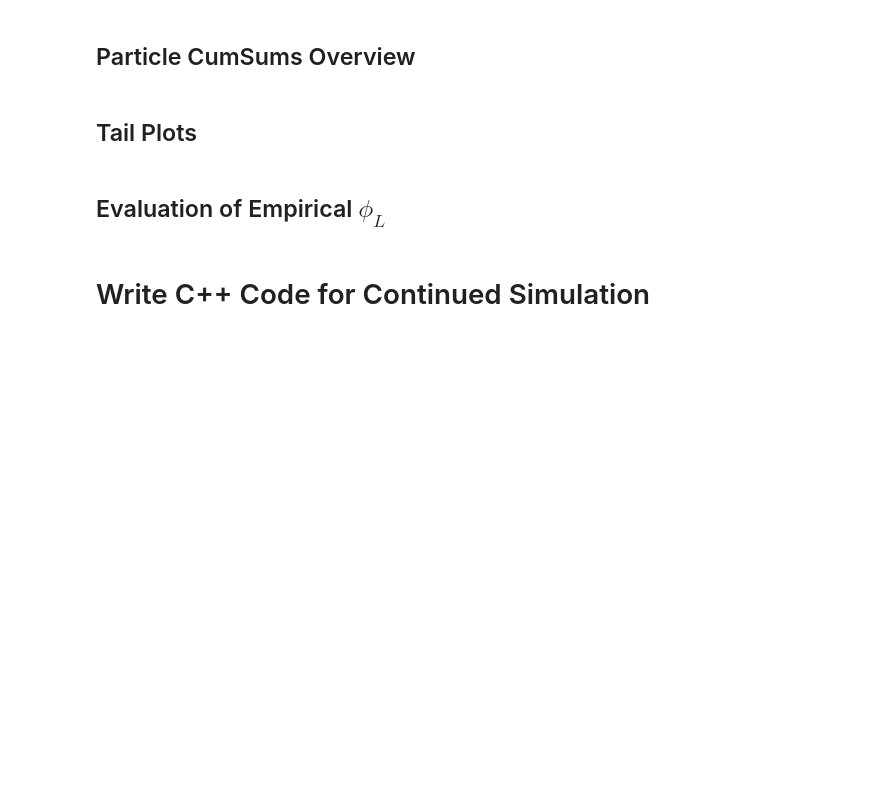
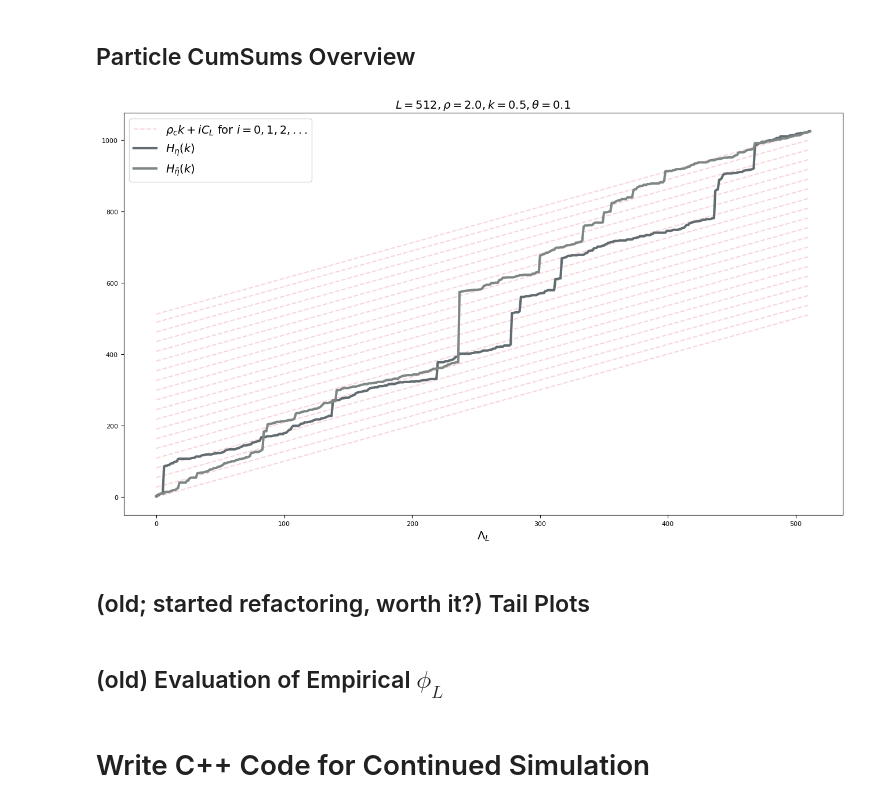
Before and after one commit to AnyAvailableUsername/ZRP-Simulation-and-Data-Evaluation, a Jupyter notebook: ZRP visuals.ipynb, the cells around one changed output. Drawn from its saved outputs; the diff is of its cells as text; code cells hidden in the pictures; blank space fills up the shorter version.

```diff
--- a/ZRP visuals.ipynb
+++ b/ZRP visuals.ipynb
@@ -890,58 +893,60 @@ drawGraphs(
 def graphsWithTails(axs, idx):
   left, right = axs[0,0], None #axs[1, 0]
 
-  if(idx >= params.shape[0]):
+  if(idx >= len(sims)):
     return
 
-  sim = SimulationFile(*params.iloc[idx])
-  lattices, L, N, k, theta = sim.lattices, sim.L, sim.N, sim.k, sim.theta
+  sim = sims[idx]
+  L, N, k, theta, rho, lattices = sim.fetch('L', 'N', 'k', 'theta', 'rho', 'lattice')
+  C_L = sim.C_L()
 
-
-  C_L = sim.C_L
   for ln_indx in range(int((N - 1 * L)//C_L) + 1):
     left.plot(range(L), [1 * l + ln_indx * C_L  for l in range(L)], '--', color=__cherry + '33')
   left.plot(range(L), [1 * l + N-L  for l in range(L)], '--', color=__cherry + '33', label="$\\rho_c k + iC_L$ for $i=0,1,2,...$")
 
   for lat_indx in [0, 3]: #range(lattices.shape[0]):
-    H_eta = np.cumsum(sim.lattices[lat_indx])
+    H_eta = np.cumsum(lattices[lat_indx])
 
     process_name = "\\eta" if lat_indx == 0 else "\\tilde{\\eta}"
     left.plot(range(L), H_eta,
               color=__grey_scale[(lat_indx + 2)%4],
               label = f"$H_{{{process_name}}}(k)$", linewidth=3)
 
-  left.set_title(f'$L={L}, \\rho={sim.rho}, k={k}, \\theta={theta}$', fontsize=14)
+  left.set_title(f'$L={L}, \\rho={rho}, k={k}, \\theta={theta}$', fontsize=14)
   left.legend(fontsize=14)
   left.set_xlabel('$\\Lambda_{L}$', fontsize=14)
 
   if right is None:
     return
 
   all_latticces = lattices.flatten()
-  C_L = sim.C_L
   domain = np.linspace(0, max(all_latticces)/C_L, 1000)
   tails = np.array([ sum(all_latticces * (all_latticces > x * C_L)) / N / lattices.shape[0] for x in domain ])
 
   right.set_yscale('log')
   right.set_title(f'tail of $\\tilde{{\\eta}}$, $C_L={C_L}$')
   right.plot(domain, 1 - beta.cdf(domain, 1, 1), '--', color='#007700', label='beta(1, 1)-tail')
   right.plot(domain, 1 - gamma.cdf(domain, 1, 1), '--', color='#000077', label='gamma(1, 1)-tail')
   #axs[1,0].plot(domain, 10*(1 - gamma.cdf(domain, 2, 1)), '--', color='#000077', label='gamma-tail')
   #axs[1,0].plot(domain, 10*(1 - gamma.cdf(domain, 3, 1)), '--', color='#000077', label='gamma-tail')
   right.plot(domain, tails, color="red", label="$\\tilde{{\\eta}}$ tails")
   right.legend()
 
-reloadParams()
-indeces = selectParamIndeces('*', '*', '==0.5', '*', '*') #| selectParamIndeces('*', '*', '==-2', '*', '*')
-params = params[indeces].sort_values(['k', 'L'])
+reloadData()
+data = data[data['k'] == 0.5].sort_values(['L'])
+sims = groupedSims()
+#indeces = selectDataIndices('*', '*', '==0.5', '*', '*') #| selectParamIndeces('*', '*', '==-2', '*', '*')
+#params = params[indeces].sort_values(['k', 'L'])
 
 drawGraphs(
   cols=1, rows=1,
   col_weights=[1], row_weights=[1],
   graph_factory=graphsWithTails,
   save_settings = {"path": r"D:\OneDrive - student.uni-augsburg.de\Uni\master\Stipendium\img\cumsum.pdf"})
+# %% [output]
+[figure, added]
 # %% [markdown]
-## Tail Plots
+## (old; started refactoring, worth it?) Tail Plots
 # %%
 colors = ['#1f77b4', '#ff7f0e', '#2ca02c', '#d62728', '#9467bd', '#8c564b', '#e377c2', '#7f7f7f', '#bcbd22', '#17becf']
 colors_rho_cL = {}
@@ -1031,7 +1036,7 @@ drawGraphs(
   graph_factory=multipleSimTailsGroupedByk,
   save_settings = {"path": r"D:\OneDrive - student.uni-augsburg.de\Uni\master\Latex\img\single_site_cluster.pdf"})
 # %% [markdown]
-## Evaluation of Empirical $\phi_L$
+## (old) Evaluation of Empirical $\phi_L$
 # %%
 reloadParams()
 indeces = selectParamIndeces('*', '*', '*', '*', 'T10N_SSource')
```
Also changed, not shown: parts of 22 cells of this notebook, 41 other files.
